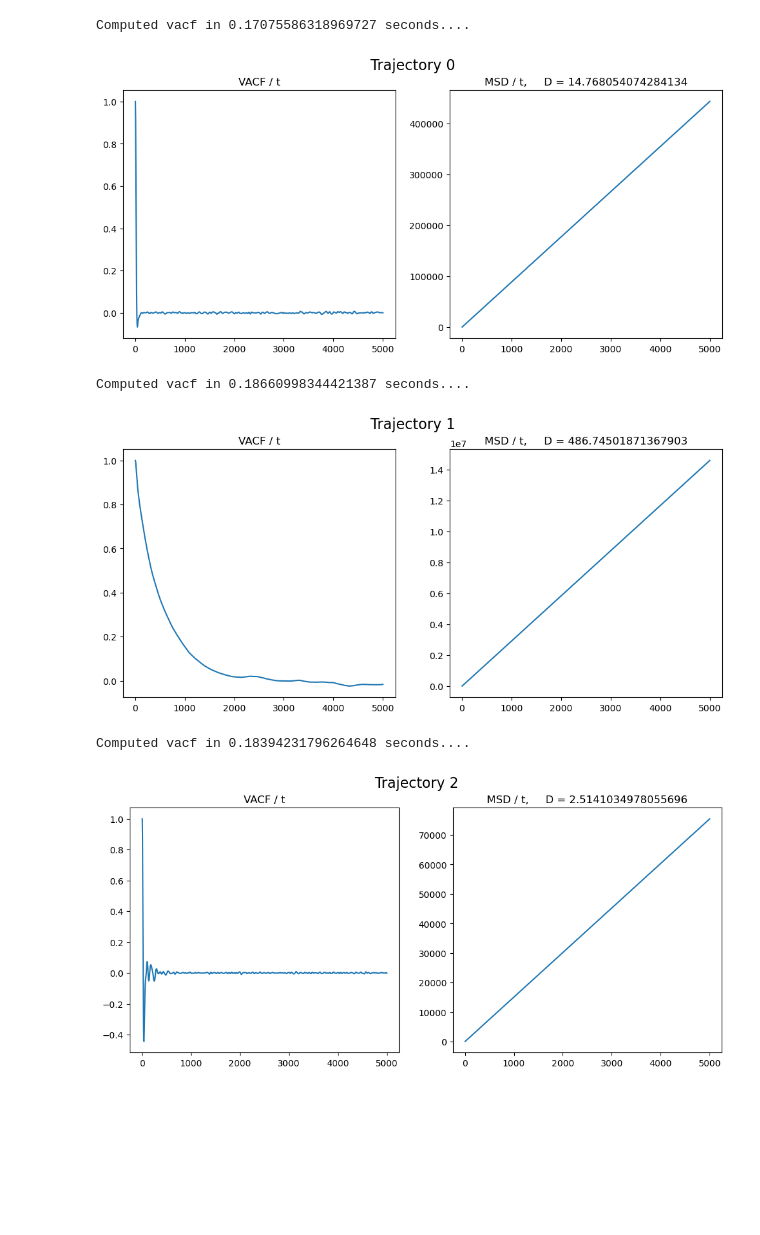
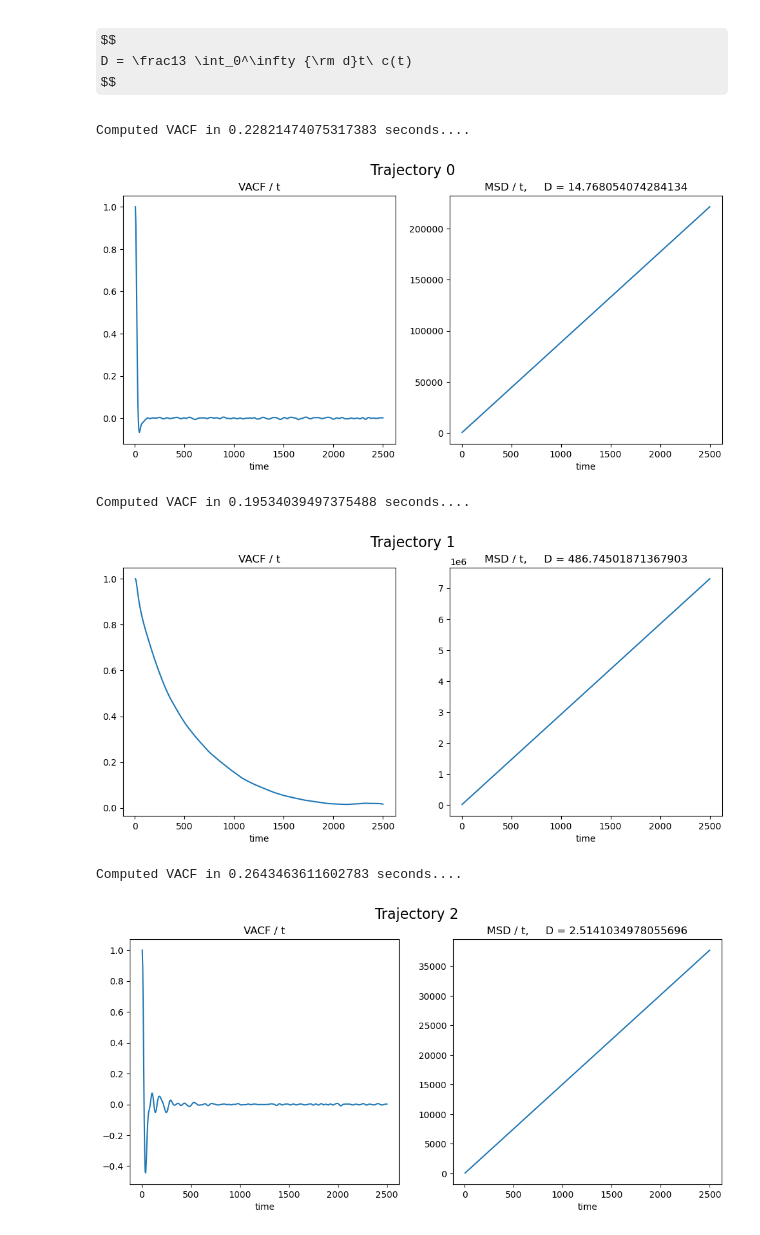
Before and after one commit to jocelas/ACOMP, a Jupyter notebook: sht6/sht6.ipynb, the cells around one changed output. Drawn from its saved outputs; the diff is of its cells as text; code cells hidden in the pictures; some formulas as TeX source; blank space fills up the shorter version.

```diff
--- a/sht6/sht6.ipynb
+++ b/sht6/sht6.ipynb
@@ -34,11 +38,11 @@ def compute_vacf_fft(velocities):
     vacf_components = []
     for comp in v:
         # Zero-pad to 2N to avoid circular convolution
-        f = np.fft.fft(comp, n=2*N) # compute frequency spectrum
+        f = np.fft.fft(comp, n = 2*N,) # compute frequency spectrum
         ps = f * np.conj(f) # compute power spectrum
         ac = np.fft.ifft(ps).real[:N]
         ac /= np.arange(N, 0, -1)  # Normalize by number of contributing terms
         vacf_components.append(ac)
 
     vacf = sum(vacf_components)  # Sum over x, y, z components
-    return vacf / vacf[0]  # Optional: normalize
+    return vacf / vacf[0]  # normalize
@@ -93,3 +62,12 @@ Computed vacf in 0.1500389575958252 seconds....
+# %%
+@time_func(say = "Computed VACF")
+def time_vacf_fft(velocities):
+    value = compute_vacf_fft(velocities)
+    return value
+# %% [markdown]
+$$
+D = \frac13 \int_0^\infty {\rm d}t\ c(t)
+$$
 # %%
 def compute_D(t, vacf, cutoff = 1000):
     dt = np.diff(t)
@@ -99,6 +77,24 @@ def compute_D(t, vacf, cutoff = 1000):
 # %%
 def compute_MSD(D, t):
     return 6*D*t
+# %%
+def autocorr_fft(x):
+    """Fast autocorrelation using FFT."""
+    N = len(x)
+    f = np.fft.fft(x, n=2*N)
+    ps = f * np.conj(f)
+    result = np.fft.ifft(ps).real[:N]
+    return result / result[0]
+
+def compute_MSD_numerical(velocities, dt):
+
+    # Integrate to get positions
+    positions = np.cumsum(velocities, axis=0) * dt
+    r2 = np.sum(positions**2, axis = 1)
+    r2_corr = autocorr_fft(r2)
+    r2_corr = np.mean(r2)
+    #print(r2.shape)
+    return r2_corr
 # %%
 t0, v0 = import_velocities("velocity_trajs/v_0.dat")
 t1, v1 = import_velocities("velocity_trajs/v_1.dat")
@@ -106,30 +102,36 @@ t2, v2 = import_velocities("velocity_trajs/v_2.dat")
 # %%
 j = 0 # increments in loop
 
 for i in [(t0, v0), (t1, v1), (t2, v2)]:
     t, v = i
-    vacf = time_func(compute_vacf_fft, v, say = "Computed vacf")
-    D = compute_D(t, vacf)
+
+    cutin = 0
+    cutoff = 500
+
+    vacf = time_vacf_fft(v)
+    D = compute_D(t, vacf, cutoff = 1000)
     MSD = compute_MSD(D, t)
-
-    cutin = 0 # start
-    cutoff = 1000 # end
+    MSD_numerical = compute_MSD_numerical(v, dt = 5)
+    #MSD_numerical -= MSD_numerical[0]
 
     fig, axs = plt.subplots(1, 2, figsize=(12, 5))
     axs[0].plot(t[cutin:cutoff], vacf[cutin:cutoff])
+    axs[0].set_xlabel("time")
     axs[0].set_title("VACF / t")
 
     axs[1].plot(t[cutin:cutoff], MSD[cutin:cutoff])
+    #axs[1].plot(t[cutin:cutoff], MSD_numerical[cutin:cutoff])
+    axs[1].set_xlabel("time")
     axs[1].set_title(f"MSD / t,     D = {D}")
 
     fig.suptitle(f"Trajectory {j}", fontsize = 16)
     plt.show()
 
     j += 1
 # %% [output]
-Computed vacf in 0.17075586318969727 seconds....
+Computed VACF in 0.22821474075317383 seconds....
-[figure, old version]
+[figure, new version]
-Computed vacf in 0.18660998344421387 seconds....
+Computed VACF in 0.19534039497375488 seconds....
-[figure, old version]
+[figure, new version]
-Computed vacf in 0.18394231796264648 seconds....
+Computed VACF in 0.2643463611602783 seconds....
-[figure, old version]
+[figure, new version]
```
Also changed, not shown: parts of 5 cells of this notebook.
